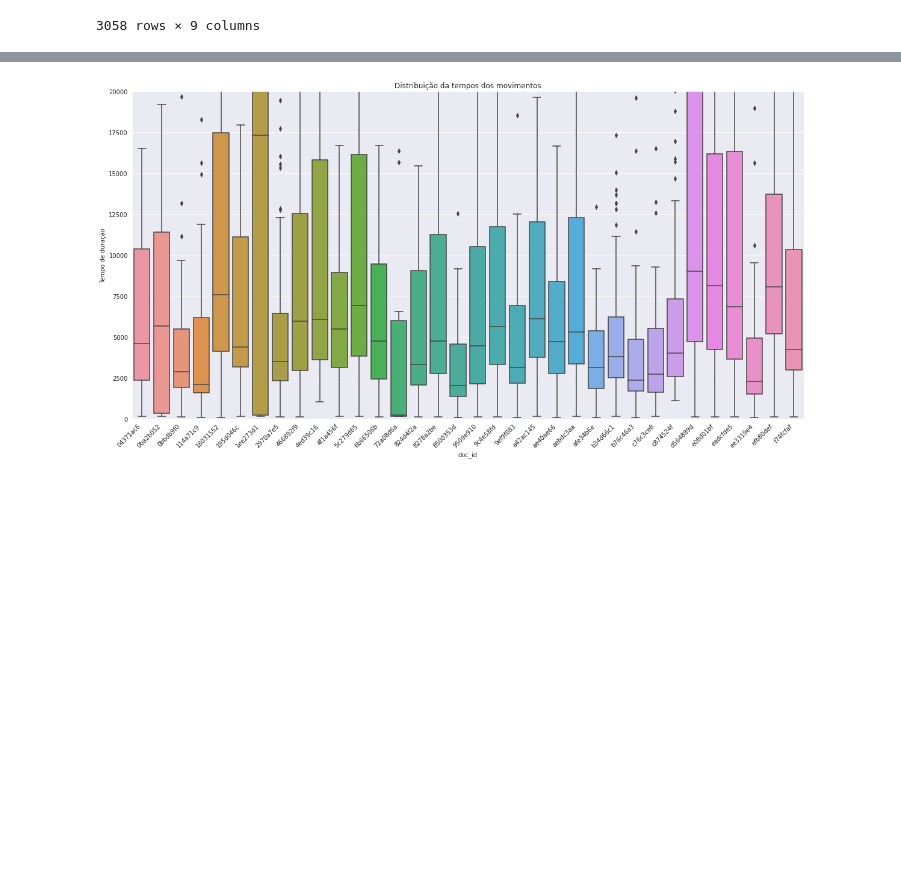
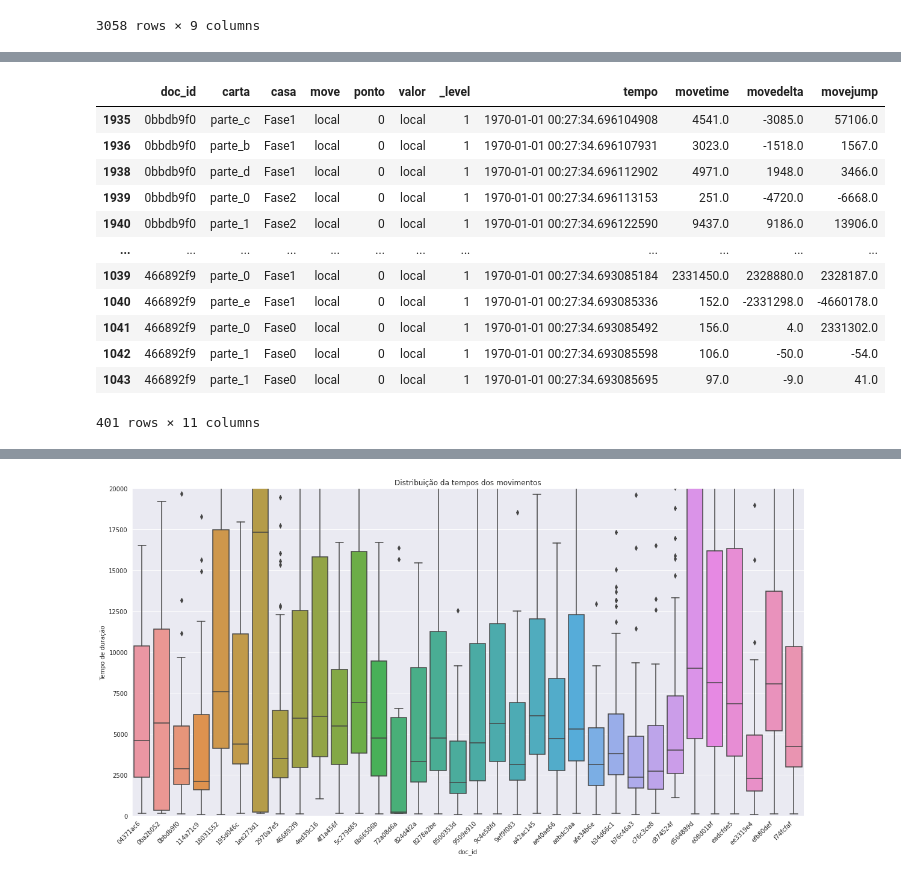
Before and after one commit to labase/data_edu, a Jupyter notebook: ipnb/organelas.ipynb, the cells around one changed output, grey strips where cells are left out. Saved outputs shown, nothing was run; the diff lists cells and outputs as text; code cells hidden in the pictures; blank space fills up the shorter version.

```diff
--- a/ipnb/organelas.ipynb
+++ b/ipnb/organelas.ipynb
@@ -95,0 +91,23 @@ array([[<matplotlib.axes._subplots.AxesSubplot object at 0x...>,
+# %%
+cut = df.index[(df['casa'] == "Fase0") & (df["carta"] == "parte_0")].tolist()
+cut.sort()
+cut
+dfs = [df.iloc[start:end, :] for start, end in zip(cut, cut[1:]+[len(df)])]
+# len(dfs)
+# dfs[-1]
+# [print(len(d)) for d in dfs]
+[d for d in dfs if len(d)>400][0]
+# %% [output]
+|  | doc_id | carta | casa | move | ponto | valor | _level | tempo | movetime | movedelta | movejump |
+| 1935 | 0bbdb9f0 | parte_c | Fase1 | local | 0 | local | 1 | 1970-01-01 00:27:34.696104908 | 4541.0 | -3085.0 | 57106.0 |
+| 1936 | 0bbdb9f0 | parte_b | Fase1 | local | 0 | local | 1 | 1970-01-01 00:27:34.696107931 | 3023.0 | -1518.0 | 1567.0 |
+| 1938 | 0bbdb9f0 | parte_d | Fase1 | local | 0 | local | 1 | 1970-01-01 00:27:34.696112902 | 4971.0 | 1948.0 | 3466.0 |
+| 1939 | 0bbdb9f0 | parte_0 | Fase2 | local | 0 | local | 1 | 1970-01-01 00:27:34.696113153 | 251.0 | -4720.0 | -6668.0 |
+| 1940 | 0bbdb9f0 | parte_1 | Fase2 | local | 0 | local | 1 | 1970-01-01 00:27:34.696122590 | 9437.0 | 9186.0 | 13906.0 |
+| ... | ... | ... | ... | ... | ... | ... | ... | ... | ... | ... | ... |
+| 1039 | 466892f9 | parte_0 | Fase1 | local | 0 | local | 1 | 1970-01-01 00:27:34.693085184 | 2331450.0 | 2328880.0 | 2328187.0 |
+| 1040 | 466892f9 | parte_e | Fase1 | local | 0 | local | 1 | 1970-01-01 00:27:34.693085336 | 152.0 | -2331298.0 | -4660178.0 |
+| 1041 | 466892f9 | parte_0 | Fase0 | local | 0 | local | 1 | 1970-01-01 00:27:34.693085492 | 156.0 | 4.0 | 2331302.0 |
+| 1042 | 466892f9 | parte_1 | Fase0 | local | 0 | local | 1 | 1970-01-01 00:27:34.693085598 | 106.0 | -50.0 | -54.0 |
+| 1043 | 466892f9 | parte_1 | Fase0 | local | 0 | local | 1 | 1970-01-01 00:27:34.693085695 | 97.0 | -9.0 | 41.0 |
+401 rows × 11 columns
```
Also changed, not shown: parts of 5 cells of this notebook.
